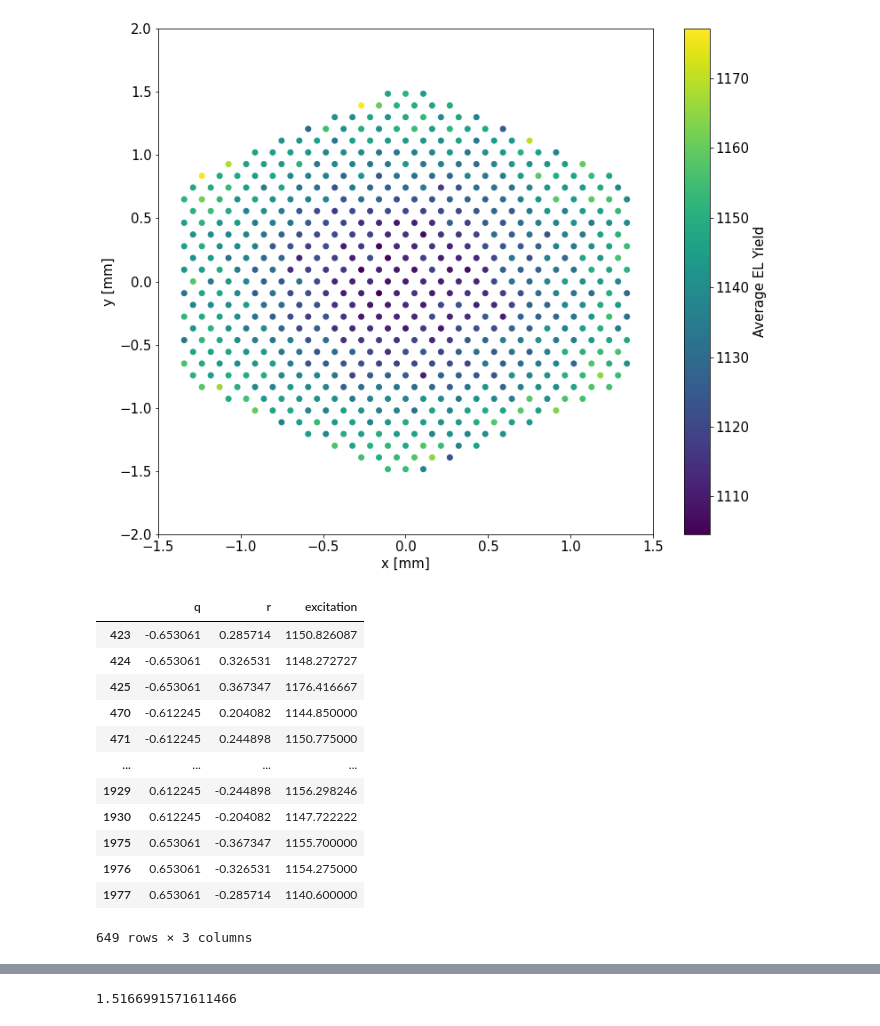
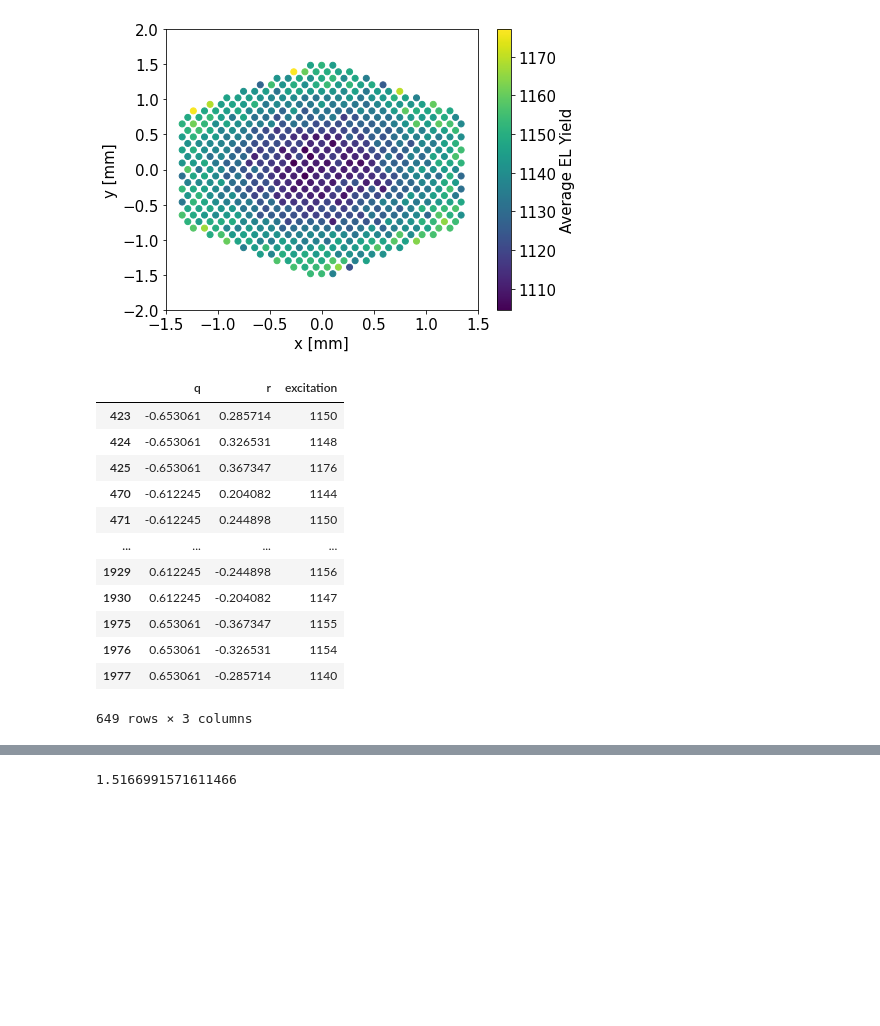
Before and after one commit to kvjmistry/GarfieldCode, a Jupyter notebook: Electroluminescence/notebooks/CalcTrackRes.ipynb, the cells around one changed output, grey strips where cells are left out. Saved outputs shown, nothing was run; the diff lists cells and outputs as text; code cells hidden in the pictures; blank space fills up the shorter version.

```diff
--- a/Electroluminescence/notebooks/CalcTrackRes.ipynb
+++ b/Electroluminescence/notebooks/CalcTrackRes.ipynb
@@ -11,43 +11,45 @@ import pandas as pd
 from scipy.optimize import curve_fit
 
 plt.rcParams["font.size"] = 15
-plt.rcParams["figure.figsize"] = 11,9
+plt.rcParams["figure.figsize"] = 7,5
 # %%
 # Load in the unit cell and create map
 # unitcell = pd.read_hdf("../Files/unitcell_Shifted.h5","Yields")
-unitcell = pd.read_hdf("../Files/unitcell_Aligned.h5","Yields")
+unitcell = pd.read_hdf("../Maps/unitcell_Aligned.h5","Yields")
+
+
 
 # Plot the loaded in unitcell
 plt.figure()
 sc = plt.scatter(unitcell["x"], unitcell["y"], c=unitcell["excitation"])
 plt.colorbar(sc, label='Average EL Yield')
 plt.xlabel("x [mm]")
 plt.ylabel("y [mm]")
 plt.xlim(-1.5, 1.5)
 plt.ylim(-2., 2.)
 plt.tight_layout()
 plt.show()
 
 
 unitcell = unitcell.drop(columns = ["x", "y"])
 unitcell['q'] = unitcell['q'].astype(float)
 unitcell['r'] = unitcell['r'].astype(float)
 unitcell['excitation'] = unitcell['excitation'].astype(float)
 display(unitcell)
 # %% [output]
-[figure, old version]
+[figure, new version]
 |  | q | r | excitation |
-| 423 | -0.653061 | 0.285714 | 1150.826087 |
-| 424 | -0.653061 | 0.326531 | 1148.272727 |
-| 425 | -0.653061 | 0.367347 | 1176.416667 |
-| 470 | -0.612245 | 0.204082 | 1144.850000 |
-| 471 | -0.612245 | 0.244898 | 1150.775000 |
+| 423 | -0.653061 | 0.285714 | 1150 |
+| 424 | -0.653061 | 0.326531 | 1148 |
+| 425 | -0.653061 | 0.367347 | 1176 |
+| 470 | -0.612245 | 0.204082 | 1144 |
+| 471 | -0.612245 | 0.244898 | 1150 |
 | ... | ... | ... | ... |
-| 1929 | 0.612245 | -0.244898 | 1156.298246 |
-| 1930 | 0.612245 | -0.204082 | 1147.722222 |
-| 1975 | 0.653061 | -0.367347 | 1155.700000 |
-| 1976 | 0.653061 | -0.326531 | 1154.275000 |
-| 1977 | 0.653061 | -0.285714 | 1140.600000 |
+| 1929 | 0.612245 | -0.244898 | 1156 |
+| 1930 | 0.612245 | -0.204082 | 1147 |
+| 1975 | 0.653061 | -0.367347 | 1155 |
+| 1976 | 0.653061 | -0.326531 | 1154 |
+| 1977 | 0.653061 | -0.285714 | 1140 |
 649 rows × 3 columns
 # %%
 # Load in the input file
```
Also changed, not shown: parts of 4 cells of this notebook, 6 other files.
